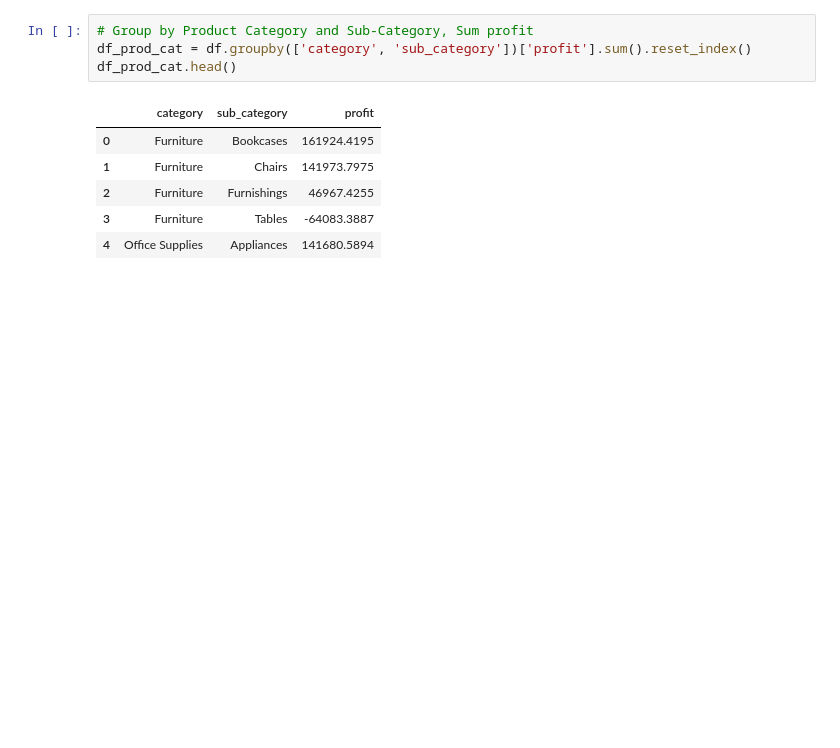
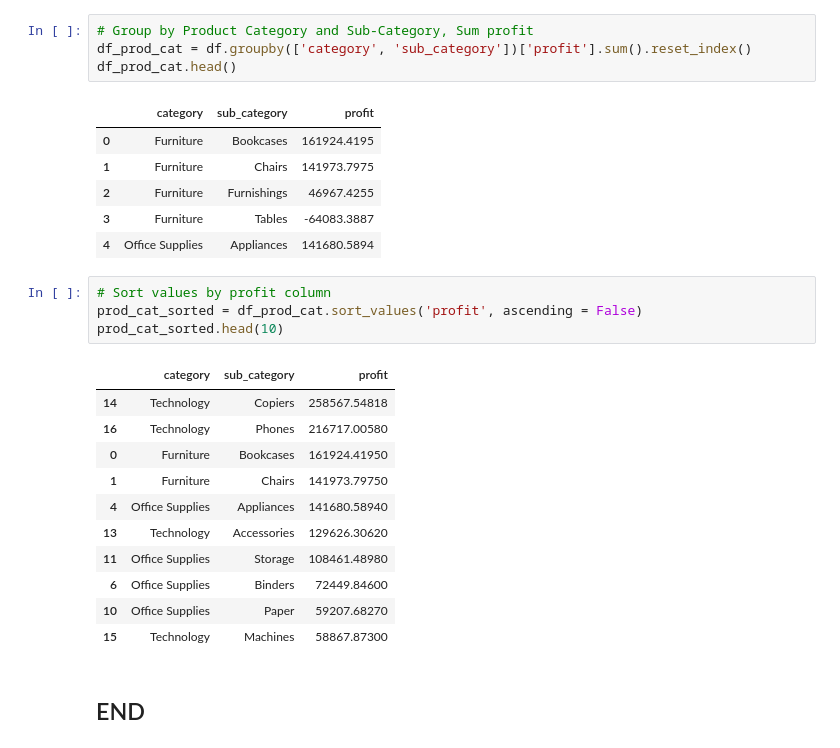
Before and after one commit to huongtran196/Pandas_Superstore_Analysis, a Jupyter notebook: Pandas_Superstore_ Analysis.ipynb, the cells around one changed output. Drawn from its saved outputs; the diff is of its cells as text; blank space fills up the shorter version.

Commit message:
Sort values in descending order

```diff
--- a/Pandas_Superstore_ Analysis.ipynb
+++ b/Pandas_Superstore_ Analysis.ipynb
@@ -239,3 +239,21 @@ df_prod_cat.head()
 | 2 | Furniture | Furnishings | 46967.4255 |
 | 3 | Furniture | Tables | -64083.3887 |
 | 4 | Office Supplies | Appliances | 141680.5894 |
+# %%
+# Sort values by profit column
+prod_cat_sorted = df_prod_cat.sort_values('profit', ascending = False)
+prod_cat_sorted.head(10)
+# %% [output]
+|  | category | sub_category | profit |
+| 14 | Technology | Copiers | 258567.54818 |
+| 16 | Technology | Phones | 216717.00580 |
+| 0 | Furniture | Bookcases | 161924.41950 |
+| 1 | Furniture | Chairs | 141973.79750 |
+| 4 | Office Supplies | Appliances | 141680.58940 |
+| 13 | Technology | Accessories | 129626.30620 |
+| 11 | Office Supplies | Storage | 108461.48980 |
+| 6 | Office Supplies | Binders | 72449.84600 |
+| 10 | Office Supplies | Paper | 59207.68270 |
+| 15 | Technology | Machines | 58867.87300 |
+# %% [markdown]
+## END
```
